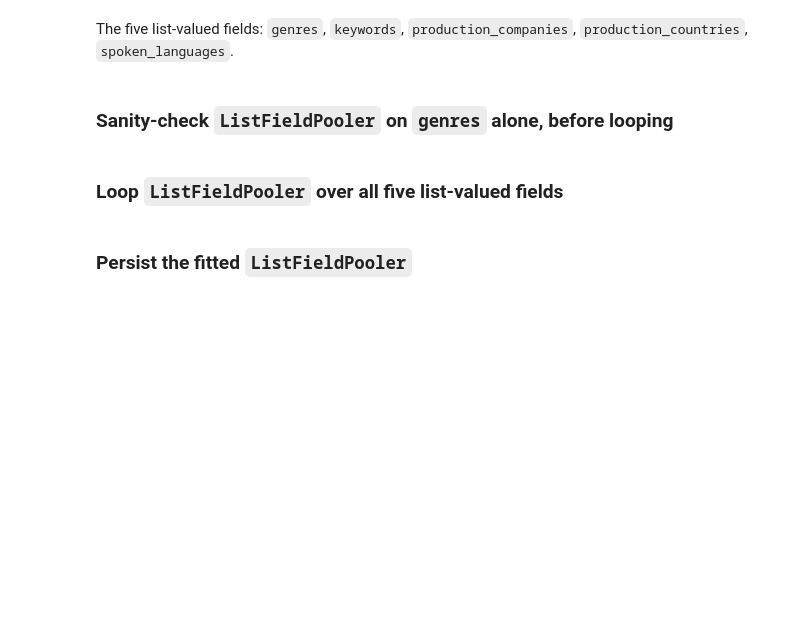
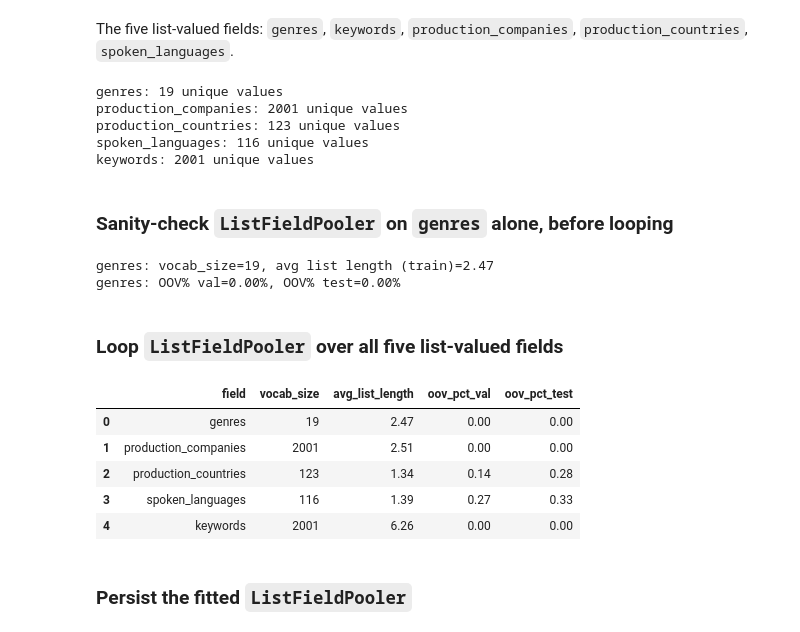
Before and after one commit to Sana-Shikalgar/tabular-embeddings, a Jupyter notebook: notebooks/04_feature_encoding.ipynb, the cells around one changed output. Drawn from its saved outputs; the diff is of its cells as text; code cells hidden in the pictures; blank space fills up the shorter version.

```diff
--- a/notebooks/04_feature_encoding.ipynb
+++ b/notebooks/04_feature_encoding.ipynb
@@ -84,7 +114,7 @@ print("Feature/target split consistent across train/val/test")
 # %%
 from src.features.target_split import build_column_groups
 
-column_groups = build_column_groups(train_df, train_split)
+column_groups = build_column_groups(tmdb_working_train, train_split)
 
 print(f"numeric_cols: {column_groups.numeric_cols}")
 print(f"bypass_cols: {column_groups.bypass_cols}")
@@ -106,18 +144,18 @@ Matches:
 from src.features.standardize import Standardizer
 
 std = Standardizer(NUMERIC_COLS)
-std.fit(train_df)
+std.fit(tmdb_working_train)
 
-train_df_std = std.transform(train_df)
-val_df_std = std.transform(val_df)
-test_df_std = std.transform(test_df)
+tmdb_working_train_std = std.transform(tmdb_working_train)
+tmdb_working_val_std = std.transform(tmdb_working_val)
+tmdb_working_test_std = std.transform(tmdb_working_test)
 
 print("train mean:")
-print(train_df_std[NUMERIC_COLS].mean())
+print(tmdb_working_train_std[NUMERIC_COLS].mean())
 print("train std:")
-print(train_df_std[NUMERIC_COLS].std())
+print(tmdb_working_train_std[NUMERIC_COLS].std())
 
 print("val mean:")
-print(val_df_std[NUMERIC_COLS].mean())
+print(tmdb_working_val_std[NUMERIC_COLS].mean())
 print("val std:")
-print(val_df_std[NUMERIC_COLS].std())
+print(tmdb_working_val_std[NUMERIC_COLS].std())
@@ -229,11 +308,11 @@ assert len(column_groups.categorical_cols) == 1, (
 lang_col = column_groups.categorical_cols[0]
 
 categorical_lookup = CategoricalLookup(lang_col)
-categorical_lookup.fit(train_df)
+categorical_lookup.fit(tmdb_working_train)
 
-train_lang_idx = categorical_lookup.transform(train_df)
-val_lang_idx = categorical_lookup.transform(val_df)
-test_lang_idx = categorical_lookup.transform(test_df)
+train_lang_idx = categorical_lookup.transform(tmdb_working_train)
+val_lang_idx = categorical_lookup.transform(tmdb_working_val)
+test_lang_idx = categorical_lookup.transform(tmdb_working_test)
 
 vocab_size = len(categorical_lookup.token_to_index)
 print(f"vocab size (excluding reserved index 0): {vocab_size}")
@@ -316,7 +421,13 @@ The five list-valued fields: `genres`, `keywords`, `production_companies`, `prod
 LIST_VALUED_FIELDS = column_groups.list_cols
 
 for col in LIST_VALUED_FIELDS:
-    print(f"{col}: {train_df[col].explode().nunique()} unique values")
+    print(f"{col}: {tmdb_working_train[col].explode().nunique()} unique values")
+# %% [output]
+genres: 19 unique values
+production_companies: 2001 unique values
+production_countries: 123 unique values
+spoken_languages: 116 unique values
+keywords: 2001 unique values
 # %% [markdown]
 ### Sanity-check `ListFieldPooler` on `genres` alone, before looping
 # %%
@@ -330,11 +441,11 @@ def oov_pct(idx_series):
 
 
 genres_pooler = ListFieldPooler("genres", embedding_dim=8)
-genres_pooler.fit(train_df)
+genres_pooler.fit(tmdb_working_train)
 
-train_genres_idx = genres_pooler.transform(train_df)
-val_genres_idx = genres_pooler.transform(val_df)
-test_genres_idx = genres_pooler.transform(test_df)
+train_genres_idx = genres_pooler.transform(tmdb_working_train)
+val_genres_idx = genres_pooler.transform(tmdb_working_val)
+test_genres_idx = genres_pooler.transform(tmdb_working_test)
 
 genres_vocab_size = len(genres_pooler.token_to_index)
 genres_avg_list_len = train_genres_idx.apply(len).mean()
@@ -343,33 +454,43 @@ genres_oov_test = oov_pct(test_genres_idx)
 
 print(f"genres: vocab_size={genres_vocab_size}, avg list length (train)={genres_avg_list_len:.2f}")
 print(f"genres: OOV% val={genres_oov_val:.2f}%, OOV% test={genres_oov_test:.2f}%")
+# %% [output]
+genres: vocab_size=19, avg list length (train)=2.47
+genres: OOV% val=0.00%, OOV% test=0.00%
 # %% [markdown]
 ### Loop `ListFieldPooler` over all five list-valued fields
 # %%
 list_poolers = {}
 list_pooling_summary = []
 
 for field in LIST_VALUED_FIELDS:
     pooler = ListFieldPooler(field, embedding_dim=8)
-    pooler.fit(train_df)
+    pooler.fit(tmdb_working_train)
     list_poolers[field] = pooler
 
-    train_idx = pooler.transform(train_df)
-    val_idx = pooler.transform(val_df)
-    test_idx = pooler.transform(test_df)
+    train_idx = pooler.transform(tmdb_working_train)
+    val_idx = pooler.transform(tmdb_working_val)
+    test_idx = pooler.transform(tmdb_working_test)
 
     list_pooling_summary.append(
         {
             "field": field,
             "vocab_size": len(pooler.token_to_index),
             "avg_list_length": round(train_idx.apply(len).mean(), 2),
             "oov_pct_val": round(oov_pct(val_idx), 2),
             "oov_pct_test": round(oov_pct(test_idx), 2),
         }
     )
 
 list_pooling_summary_df = pd.DataFrame(list_pooling_summary)
 list_pooling_summary_df
+# %% [output]
+|  | field | vocab_size | avg_list_length | oov_pct_val | oov_pct_test |
+| 0 | genres | 19 | 2.47 | 0.00 | 0.00 |
+| 1 | production_companies | 2001 | 2.51 | 0.00 | 0.00 |
+| 2 | production_countries | 123 | 1.34 | 0.14 | 0.28 |
+| 3 | spoken_languages | 116 | 1.39 | 0.27 | 0.33 |
+| 4 | keywords | 2001 | 6.26 | 0.00 | 0.00 |
 # %% [markdown]
 ### Persist the fitted `ListFieldPooler`
 # %%
```
Also changed, not shown: parts of 32 cells of this notebook, 14 other files.
